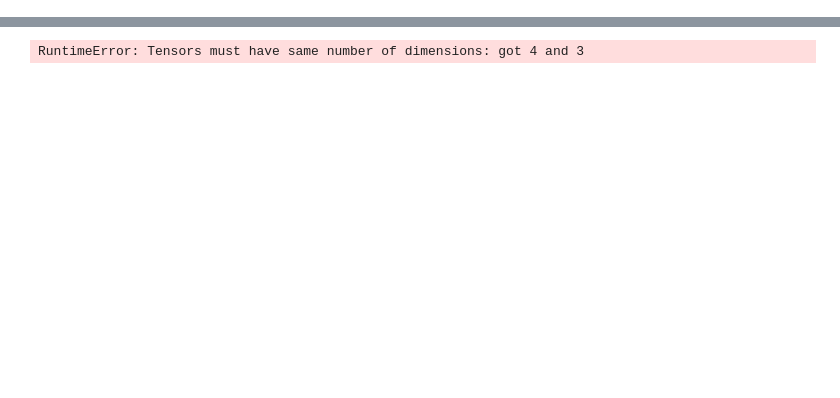
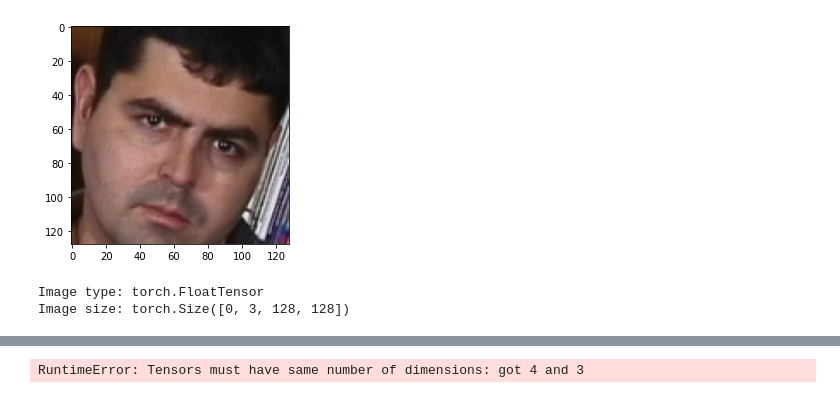
Before and after one commit to ivanzud/Facial-Recognition-using-Pytorch, a Jupyter notebook: PartII-CIS4930.ipynb, the cells around one changed output, grey strips where cells are left out. Drawn from its saved outputs; the diff is of its cells as text; code cells hidden in the pictures; blank space fills up the shorter version.

Commit message:
Fix for rgb to tensor

```diff
--- a/PartII-CIS4930.ipynb
+++ b/PartII-CIS4930.ipynb
@@ -15,2 +15,45 @@ warnings.filterwarnings("ignore")
 
 plt.ion()   # interactive mode
+# %%
+#https://www.cs.virginia.edu/~vicente/recognition/notebooks/image_processing_lab.html
+import torch
+import numpy as np
+import matplotlib.pyplot as plt
+import torchvision.transforms as transforms
+from PIL import Image
+%matplotlib inline
+
+# pytorch provides a function to convert PIL images to tensors.
+pil2tensor = transforms.ToTensor()
+tensor2pil = transforms.ToPILImage()
+
+
+# Read the image from file. Assuming it is in the same directory.
+pil_image = Image.open('face_images/image00000.jpg')
+rgb_image = pil2tensor(pil_image)
+
+
+rgb_image_nimages = rgb_image[None, :, :, :]
+rgb_image_nimages = rgb_image_nimages[np.zeros(len(data)), :, :, :]
+
+
+# Plot the image here using matplotlib.
+def plot_image(tensor):
+    plt.figure()
+    # imshow needs a numpy array with the channel dimension
+    # as the the last dimension so we have to transpose things.
+    #tensor = tensor[1:3]
+    plt.imshow(tensor.numpy().transpose(1, 2, 0))
+    plt.show()
+
+
+
+plot_image(rgb_image)
+
+# Show the image tensor type and tensor size here.
+print('Image type: ' + str(rgb_image_nimages.type()))
+print('Image size: ' + str(rgb_image_nimages.size()))
+# %% [output]
+[figure, added]
+Image type: torch.FloatTensor
+Image size: torch.Size([0, 3, 128, 128])
```
Also changed, not shown: parts of 8 cells of this notebook, 1 other file.
